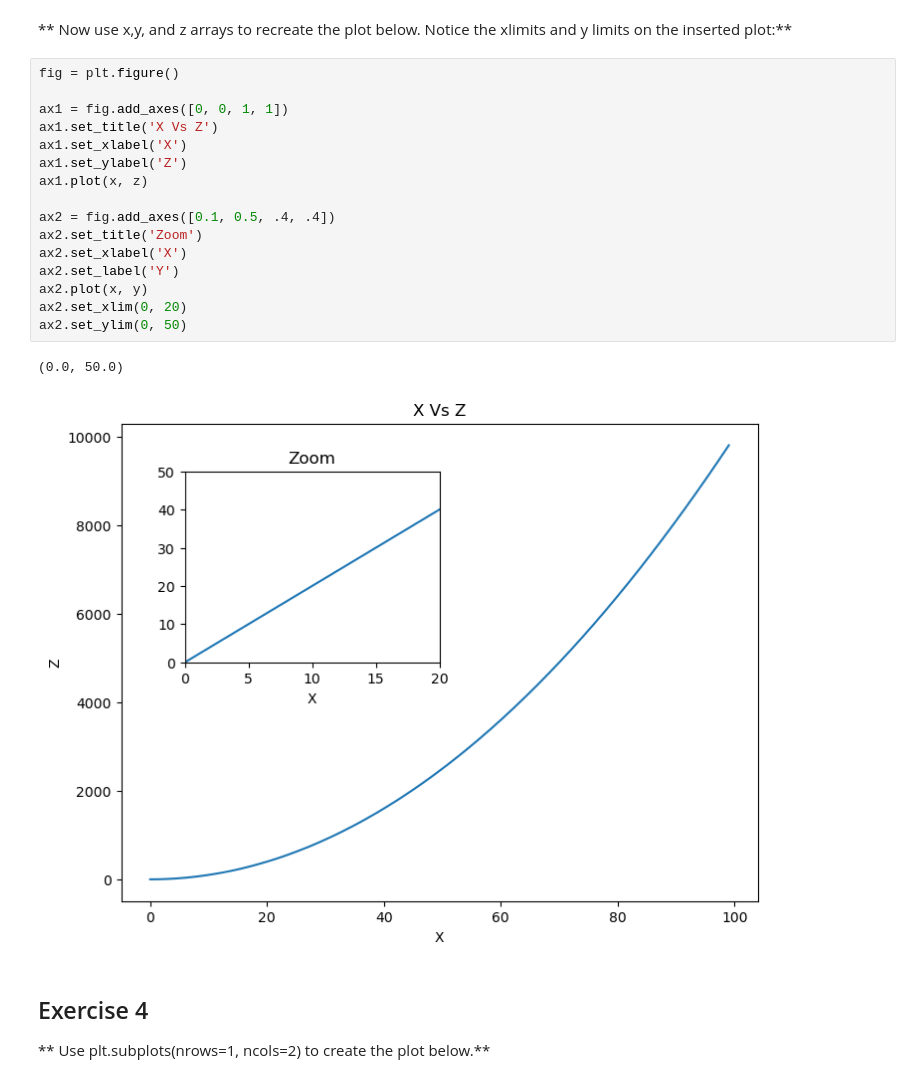
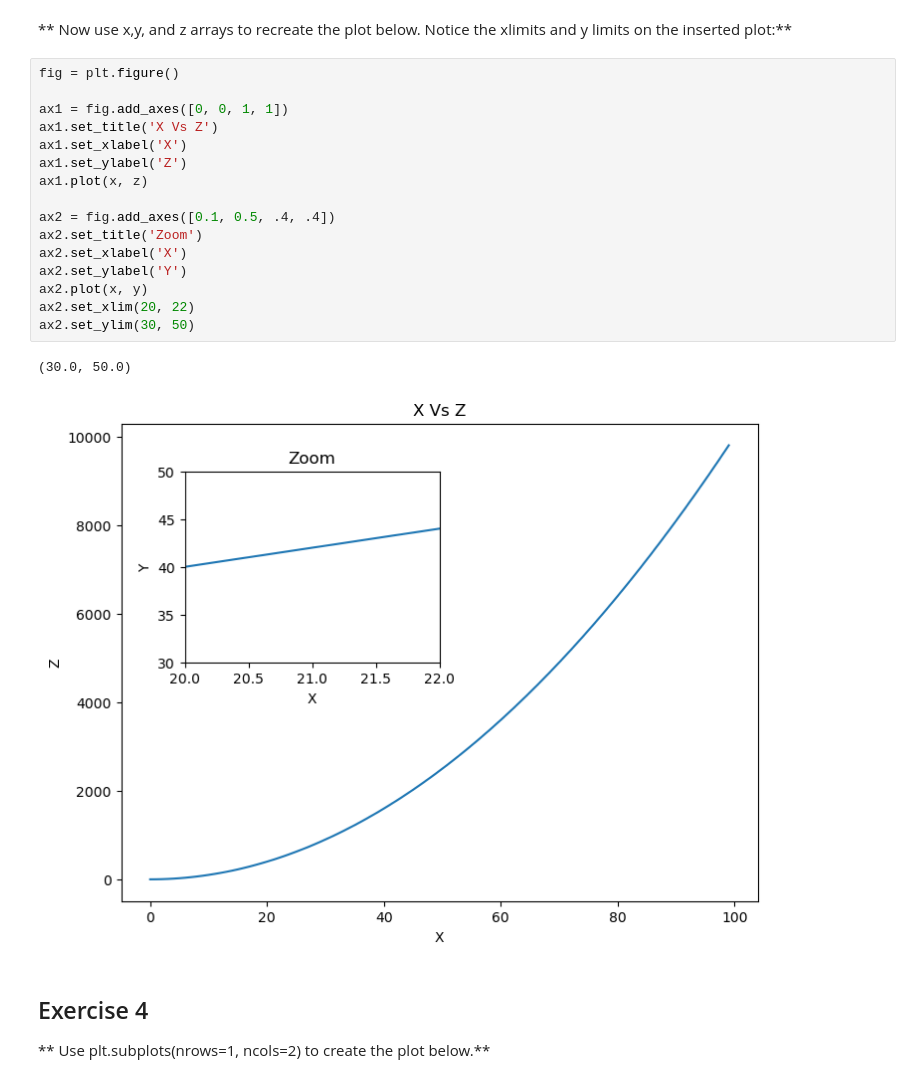
Before and after one commit to Malinda1/machine-learning_course_01, a Jupyter notebook: data_visualization/02-Matplotlib Exercises.ipynb, the cells around one changed output. Saved outputs shown, nothing was run; the diff lists cells and outputs as text.

```diff
--- a/data_visualization/02-Matplotlib Exercises.ipynb
+++ b/data_visualization/02-Matplotlib Exercises.ipynb
@@ -112,22 +114,22 @@ ax2 = fig.add_axes([0.2, 0.5, .4, .4])
 # %%
 fig = plt.figure()
 
 ax1 = fig.add_axes([0, 0, 1, 1])
 ax1.set_title('X Vs Z')
 ax1.set_xlabel('X')
 ax1.set_ylabel('Z')
 ax1.plot(x, z)
 
 ax2 = fig.add_axes([0.1, 0.5, .4, .4])
 ax2.set_title('Zoom')
 ax2.set_xlabel('X')
-ax2.set_label('Y')
+ax2.set_ylabel('Y')
 ax2.plot(x, y)
-ax2.set_xlim(0, 20)
-ax2.set_ylim(0, 50)
+ax2.set_xlim(20, 22)
+ax2.set_ylim(30, 50)
 # %% [output]
-(0.0, 50.0)
+(30.0, 50.0)
-[figure, old version]
+[figure, new version]
 # %% [markdown]
 ## Exercise 4
 
```
Also changed, not shown: parts of 1 cell of this notebook.
